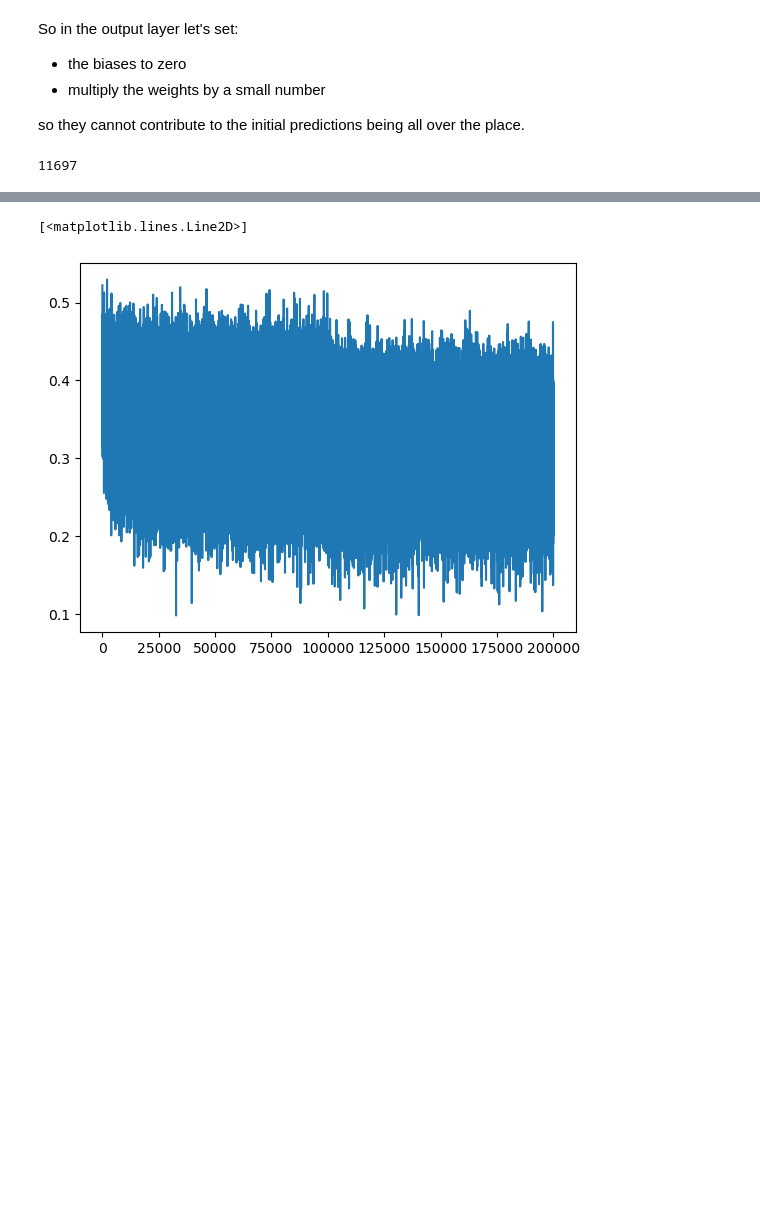
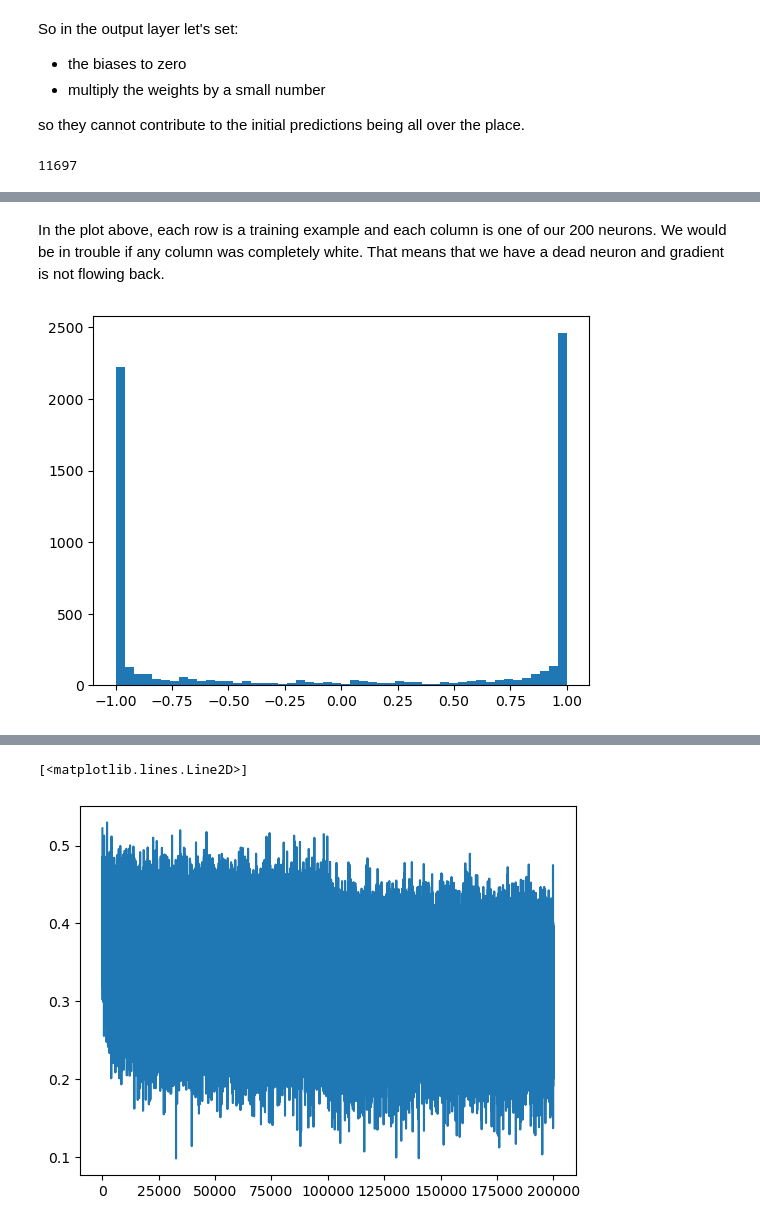
Before and after one commit to nasheqlbrm/makemore, a Jupyter notebook: nbs/03_makemore_bn.ipynb, the cells around one changed output, grey strips where cells are left out. Cells and saved outputs as stored; diff of their text form; code cells hidden in the pictures; blank space fills up the shorter version.

```diff
--- a/nbs/03_makemore_bn.ipynb
+++ b/nbs/03_makemore_bn.ipynb
@@ -244,0 +234,6 @@ for i in range(max_steps):
+# %% [markdown]
+In the plot above, each row is a training example and each column is one of our 200 neurons. We would be in trouble if any column was completely white. That means that we have a dead neuron and gradient is not flowing back.
+# %%
+plt.hist(h.view(-1).tolist(),bins=50);
+# %% [output]
+[figure, added]
```
Also changed, not shown: parts of 17 cells of this notebook.
